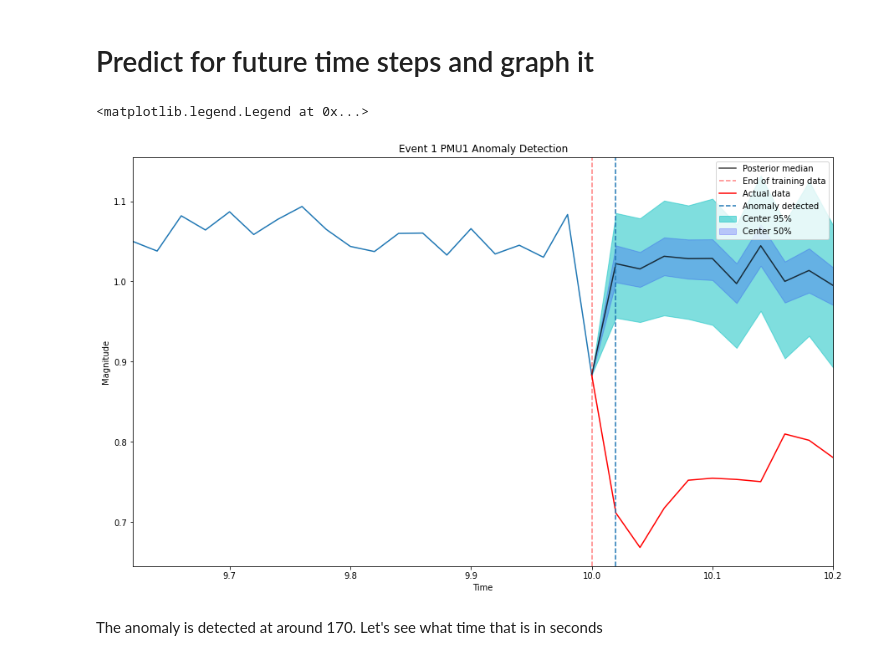
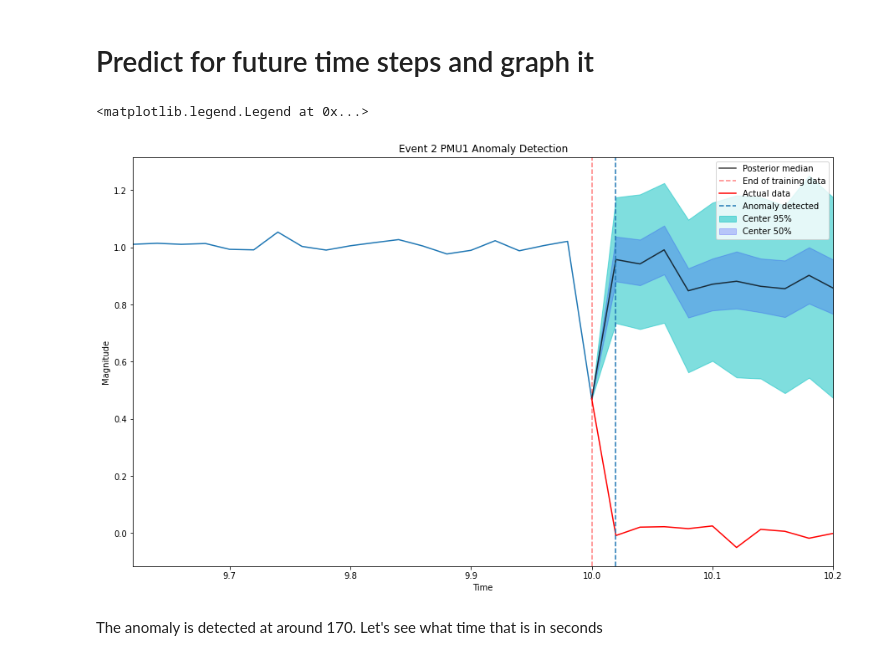
Before and after one commit to Iceegan/BayesianAnomalyDetection, a Jupyter notebook: RTLabAnomalyDetection.ipynb, the cells around one changed output. Saved outputs shown, nothing was run; the diff lists cells and outputs as text; code cells hidden in the pictures.

```diff
--- a/RTLabAnomalyDetection.ipynb
+++ b/RTLabAnomalyDetection.ipynb
@@ -90,4 +104,3 @@ prep_data(event1['B1VA_Mag'], 'test', 2.5,9)
 # %%
 train_start = 125
-anom_start = 499
-normal_data = event1['B1VA_Mag'][train_start:anom_start]
+anom_start = 501
@@ -106,0 +150,5 @@ NUTS: [tau, rho]
+# %%
+with open('event1traces.pickle', 'rb') as file:
+  event1TracePickle = pickle.load(file)
+# %%
+trace = event1TracePickle['B7VA_Mag']
@@ -191,7 +243,6 @@ def find_anomaly_index(actual, percentile_df):
 # %%
 #Get a prediction for the next step_horizon periods
 step_horizon = 10
-anom_start=505
 prediction = predict_AR(trace,step_horizon,normal_data.iloc[-reg_order:])
 # prediction = predict_AR(trace,step_horizon,normal_data.iloc[anom_start-reg_order:anom_start])
 # Get the percentiles for the prediction and reindex for graphing
@@ -199,29 +250,28 @@ percentile_df = get_percentile_df(prediction)
 percentile_df.index = percentile_df.index + normal_data.index[-1]
 # %%
 ratio = 1/50
-anom_start=501
 
 # Plot the predicted data
 fig, ax = plot_distribution_prediction(normal_data.iloc[-20:],percentile_df, ratio=ratio)
 
 # Plot the actual data not used in the training
-ax.plot(event1['B1VA_Mag'].index[anom_start-1:anom_start+step_horizon]*ratio,
-        event1['B1VA_Mag'].iloc[anom_start-1:anom_start+step_horizon],
+ax.plot(event1['B7VA_Mag'].index[anom_start-1:anom_start+step_horizon]*ratio,
+        event1['B7VA_Mag'].iloc[anom_start-1:anom_start+step_horizon],
         label='Actual data',
         color = 'r')
-ax.set_title('Event {} PMU1 Anomaly Detection'.format(1))
+ax.set_title('Event {} PMU1 Anomaly Detection'.format(2))
 # ax.set_ylim([-0.25,0.1])
 
 #Find and plot the location of the first detected anomaly
-anom_loc = find_anomaly_index(event1['B1VA_Mag'],percentile_df)
+anom_loc = find_anomaly_index(event1['B7VA_Mag'],percentile_df)
 if anom_loc is not None:
     plt.axvline(x=anom_loc*ratio, label = 'Anomaly detected', linestyle = '--')
 else:
     print('No Anomalies detected')
 ax.legend()
 # %% [output]
 <matplotlib.legend.Legend at 0x...>
-[figure, old version]
+[figure, new version]
 # %% [markdown]
 The anomaly is detected at around 170. Let's see what time that is in seconds
 # %%
```
Also changed, not shown: parts of 13 cells of this notebook.
